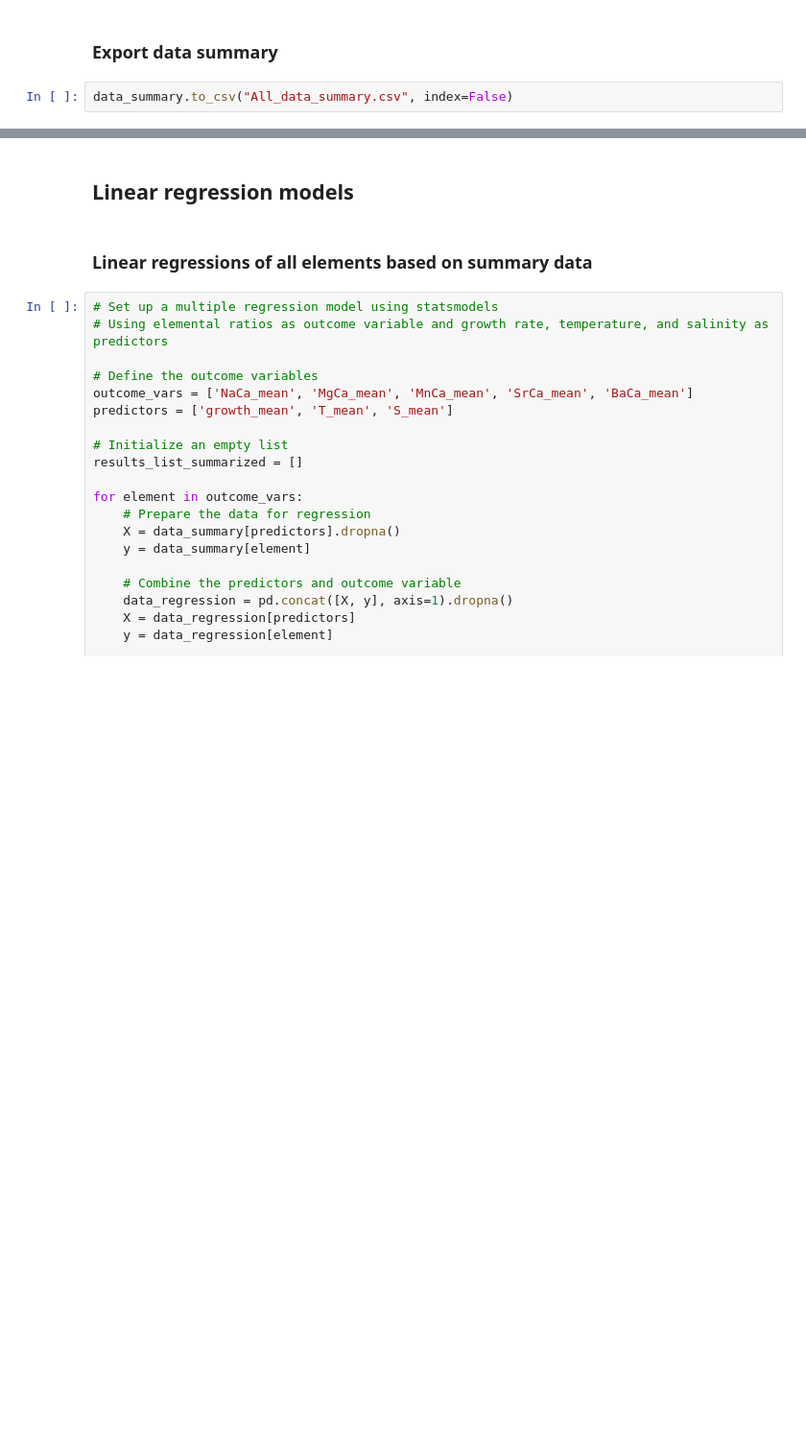
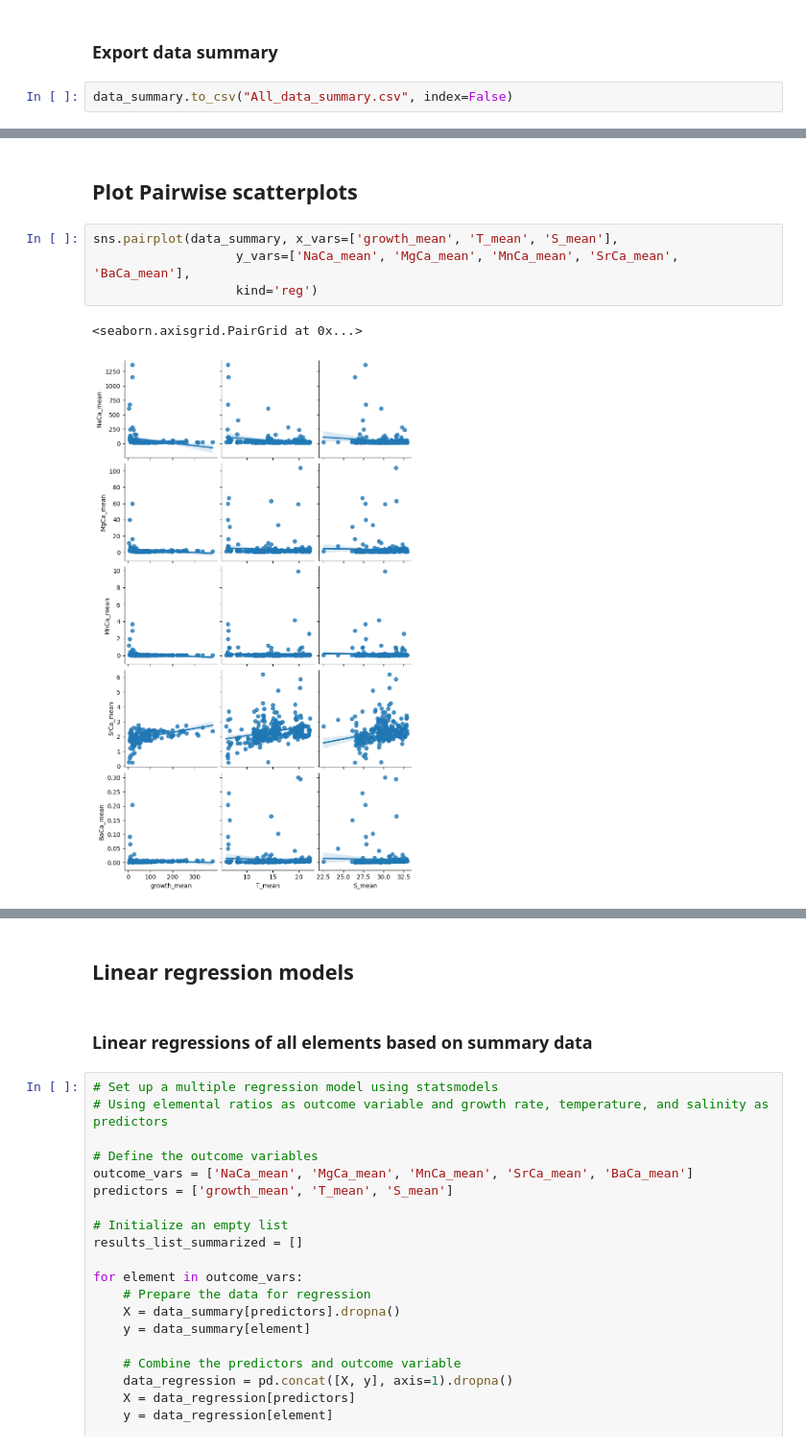
Before and after one commit to nielsjdewinter/Cleanalyze_python, a Jupyter notebook: Regress_plot_TE_env_growth.ipynb, the cells around one changed output, grey strips where cells are left out. Shown at 96% size. Cells and saved outputs as stored; diff of their text form; blank space fills up the shorter version.

```diff
--- a/Regress_plot_TE_env_growth.ipynb
+++ b/Regress_plot_TE_env_growth.ipynb
@@ -204,0 +305,9 @@ data_summary.to_csv("All_data_summary.csv", index=False)
+# %% [markdown]
+## Plot Pairwise scatterplots
+# %%
+sns.pairplot(data_summary, x_vars=['growth_mean', 'T_mean', 'S_mean'],
+                   y_vars=['NaCa_mean', 'MgCa_mean', 'MnCa_mean', 'SrCa_mean', 'BaCa_mean'],
+                   kind='reg')
+# %% [output]
+<seaborn.axisgrid.PairGrid at 0x...>
+[figure, added]
```
Also changed, not shown: parts of 17 cells of this notebook, 1 other file.
